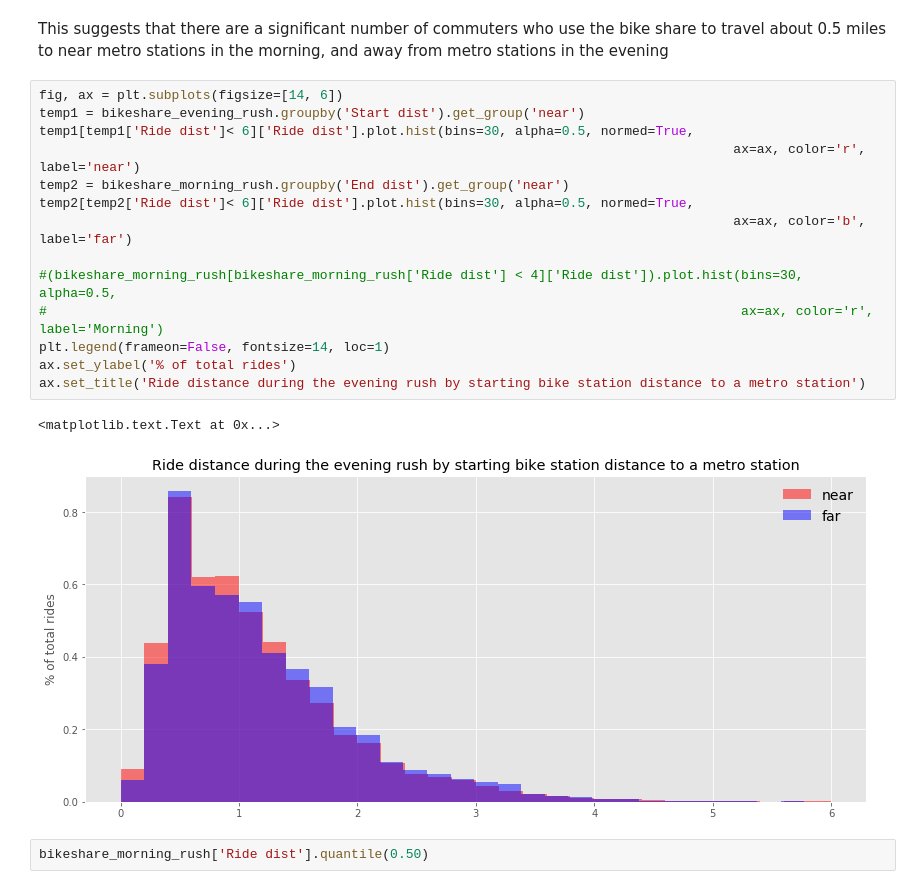
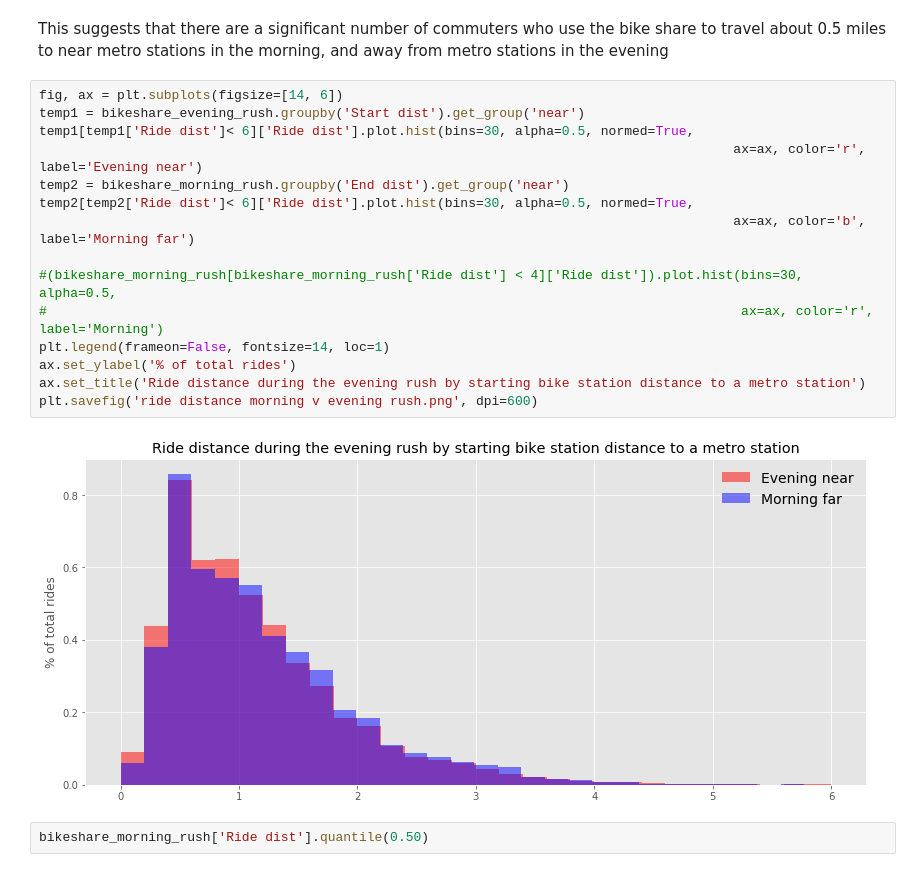
Before and after one commit to dandtaylor/MetroDelayBikeShare, a Jupyter notebook: Analysis_metro_bikeshare_commuters.ipynb, the cells around one changed output. Cells and saved outputs as stored; diff of their text form.

```diff
--- a/Analysis_metro_bikeshare_commuters.ipynb
+++ b/Analysis_metro_bikeshare_commuters.ipynb
@@ -609,20 +609,20 @@ This suggests that there are a significant number of commuters who use the bike
 # %%
 fig, ax = plt.subplots(figsize=[14, 6])
 temp1 = bikeshare_evening_rush.groupby('Start dist').get_group('near')
 temp1[temp1['Ride dist']< 6]['Ride dist'].plot.hist(bins=30, alpha=0.5, normed=True,
-                                                                                         ax=ax, color='r', label='near')
+                                                                                         ax=ax, color='r', label='Evening near')
 temp2 = bikeshare_morning_rush.groupby('End dist').get_group('near')
 temp2[temp2['Ride dist']< 6]['Ride dist'].plot.hist(bins=30, alpha=0.5, normed=True,
-                                                                                         ax=ax, color='b', label='far')
+                                                                                         ax=ax, color='b', label='Morning far')
 
 #(bikeshare_morning_rush[bikeshare_morning_rush['Ride dist'] < 4]['Ride dist']).plot.hist(bins=30, alpha=0.5,
 #                                                                                         ax=ax, color='r', label='Morning')
 plt.legend(frameon=False, fontsize=14, loc=1)
 ax.set_ylabel('% of total rides')
 ax.set_title('Ride distance during the evening rush by starting bike station distance to a metro station')
+plt.savefig('ride distance morning v evening rush.png', dpi=600)
 # %% [output]
-<matplotlib.text.Text at 0x...>
-[figure, old version]
+[figure, new version]
 # %%
 bikeshare_morning_rush['Ride dist'].quantile(0.50)
 # %% [output]
```
Also changed, not shown: parts of 14 cells of this notebook, 2 other files.
